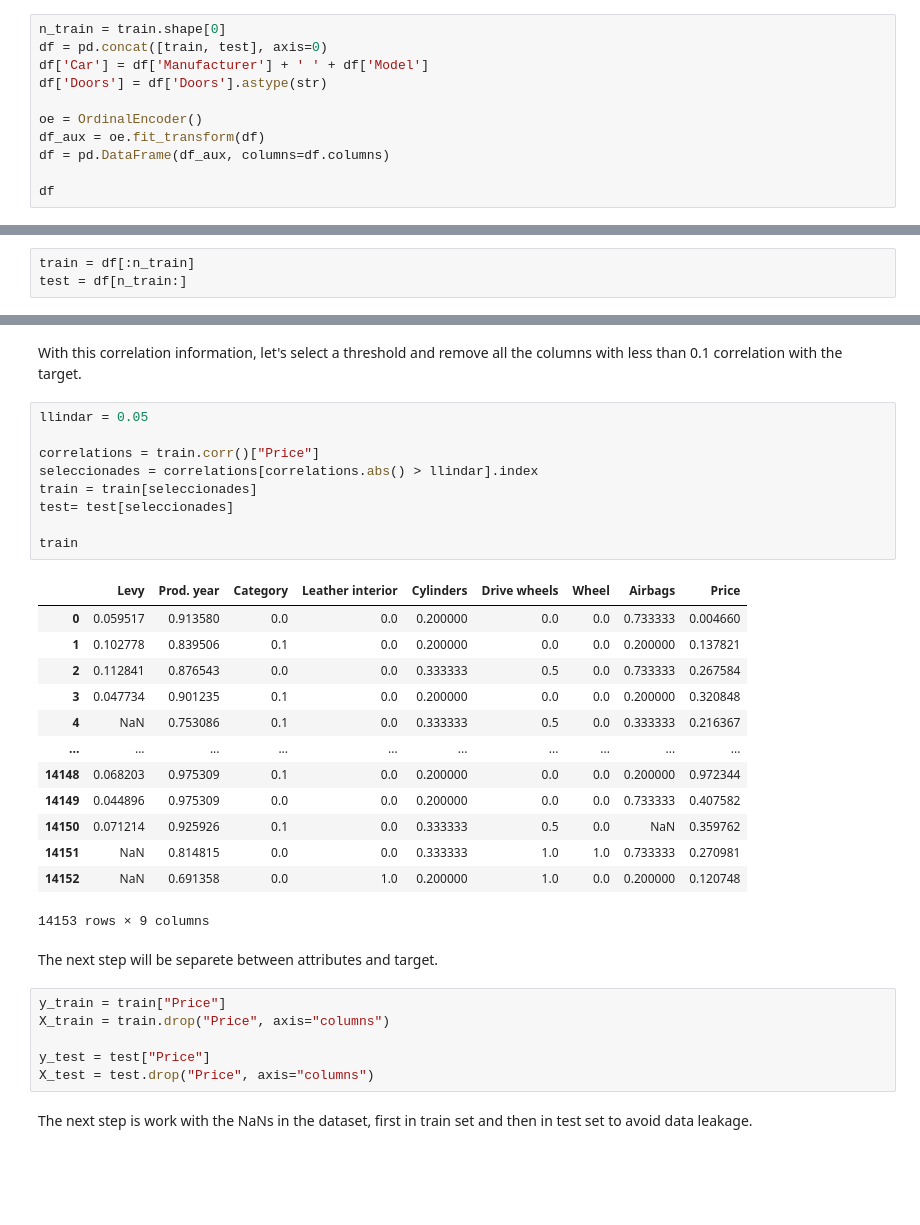
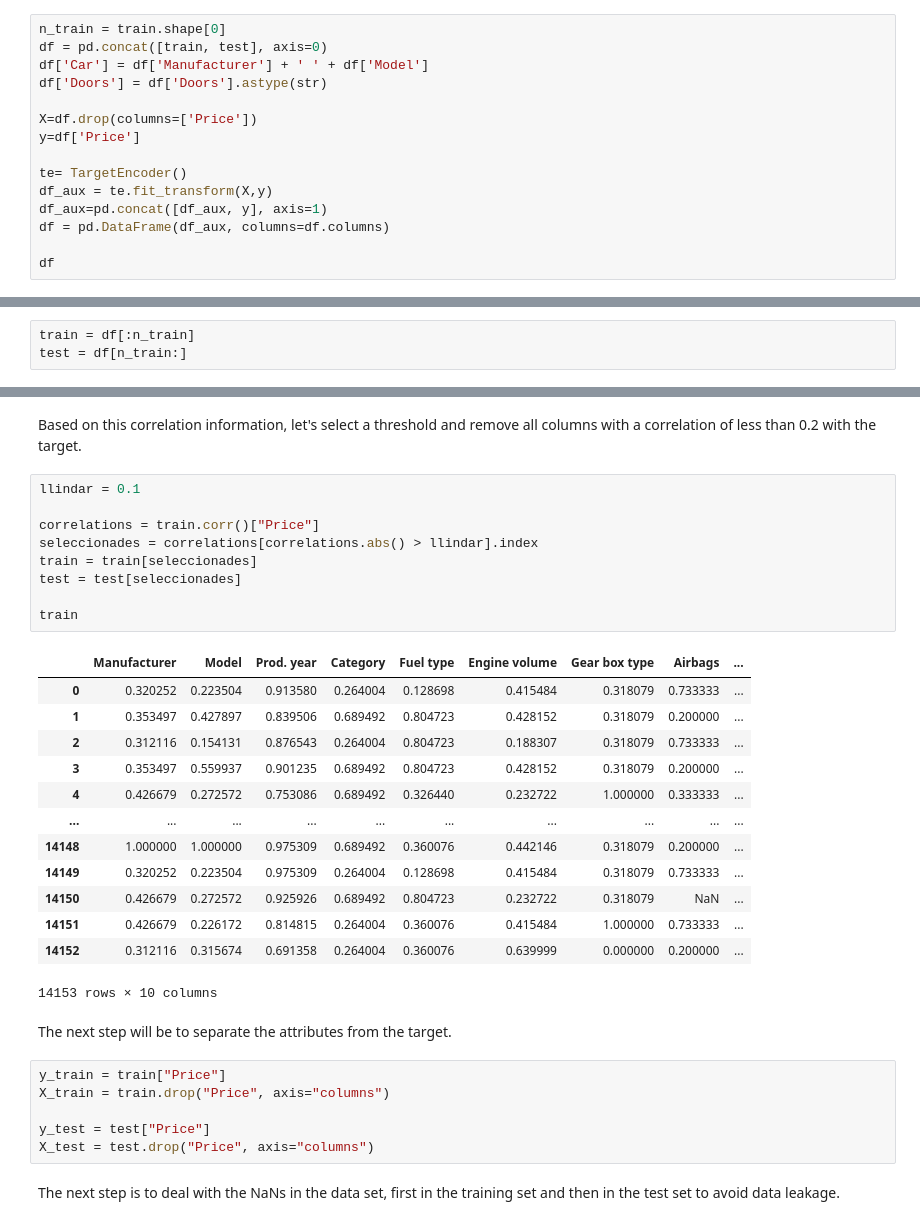
Before and after one commit to luismz14/Kaggle, a Jupyter notebook: kaggle.ipynb, the cells around one changed output, grey strips where cells are left out. Drawn from its saved outputs; the diff is of its cells as text; blank space fills up the shorter version.

Commit message:
Model selected

```diff
--- a/kaggle.ipynb
+++ b/kaggle.ipynb
@@ -282,8 +302,12 @@ df = pd.concat([train, test], axis=0)
 df['Car'] = df['Manufacturer'] + ' ' + df['Model']
 df['Doors'] = df['Doors'].astype(str)
 
-oe = OrdinalEncoder()
-df_aux = oe.fit_transform(df)
+X=df.drop(columns=['Price'])
+y=df['Price']
+
+te= TargetEncoder()
+df_aux = te.fit_transform(X,y)
+df_aux=pd.concat([df_aux, y], axis=1)
 df = pd.DataFrame(df_aux, columns=df.columns)
 
 df
@@ -345,30 +369,30 @@ sns.heatmap(train.corr(numeric_only=True),annot=True,linewidths=2)
 # %% [markdown]
-With this correlation information, let's select a threshold and remove all the columns with less than 0.1 correlation with the target.
+Based on this correlation information, let's select a threshold and remove all columns with a correlation of less than 0.2 with the target.
 # %%
-llindar = 0.05
+llindar = 0.1
 
 correlations = train.corr()["Price"]
 seleccionades = correlations[correlations.abs() > llindar].index
 train = train[seleccionades]
-test= test[seleccionades]
+test = test[seleccionades]
 
 train
 # %% [output]
-|  | Levy | Prod. year | Category | Leather interior | Cylinders | Drive wheels | Wheel | Airbags | Price |
-| 0 | 0.059517 | 0.913580 | 0.0 | 0.0 | 0.200000 | 0.0 | 0.0 | 0.733333 | 0.004660 |
-| 1 | 0.102778 | 0.839506 | 0.1 | 0.0 | 0.200000 | 0.0 | 0.0 | 0.200000 | 0.137821 |
-| 2 | 0.112841 | 0.876543 | 0.0 | 0.0 | 0.333333 | 0.5 | 0.0 | 0.733333 | 0.267584 |
-| 3 | 0.047734 | 0.901235 | 0.1 | 0.0 | 0.200000 | 0.0 | 0.0 | 0.200000 | 0.320848 |
-| 4 | NaN | 0.753086 | 0.1 | 0.0 | 0.333333 | 0.5 | 0.0 | 0.333333 | 0.216367 |
+|  | Manufacturer | Model | Prod. year | Category | Fuel type | Engine volume | Gear box type | Airbags | ... |
+| 0 | 0.320252 | 0.223504 | 0.913580 | 0.264004 | 0.128698 | 0.415484 | 0.318079 | 0.733333 | ... |
+| 1 | 0.353497 | 0.427897 | 0.839506 | 0.689492 | 0.804723 | 0.428152 | 0.318079 | 0.200000 | ... |
+| 2 | 0.312116 | 0.154131 | 0.876543 | 0.264004 | 0.804723 | 0.188307 | 0.318079 | 0.733333 | ... |
+| 3 | 0.353497 | 0.559937 | 0.901235 | 0.689492 | 0.804723 | 0.428152 | 0.318079 | 0.200000 | ... |
+| 4 | 0.426679 | 0.272572 | 0.753086 | 0.689492 | 0.326440 | 0.232722 | 1.000000 | 0.333333 | ... |
 | ... | ... | ... | ... | ... | ... | ... | ... | ... | ... |
-| 14148 | 0.068203 | 0.975309 | 0.1 | 0.0 | 0.200000 | 0.0 | 0.0 | 0.200000 | 0.972344 |
-| 14149 | 0.044896 | 0.975309 | 0.0 | 0.0 | 0.200000 | 0.0 | 0.0 | 0.733333 | 0.407582 |
-| 14150 | 0.071214 | 0.925926 | 0.1 | 0.0 | 0.333333 | 0.5 | 0.0 | NaN | 0.359762 |
-| 14151 | NaN | 0.814815 | 0.0 | 0.0 | 0.333333 | 1.0 | 1.0 | 0.733333 | 0.270981 |
-| 14152 | NaN | 0.691358 | 0.0 | 1.0 | 0.200000 | 1.0 | 0.0 | 0.200000 | 0.120748 |
+| 14148 | 1.000000 | 1.000000 | 0.975309 | 0.689492 | 0.360076 | 0.442146 | 0.318079 | 0.200000 | ... |
+| 14149 | 0.320252 | 0.223504 | 0.975309 | 0.264004 | 0.128698 | 0.415484 | 0.318079 | 0.733333 | ... |
+| 14150 | 0.426679 | 0.272572 | 0.925926 | 0.689492 | 0.804723 | 0.232722 | 0.318079 | NaN | ... |
+| 14151 | 0.426679 | 0.226172 | 0.814815 | 0.264004 | 0.360076 | 0.415484 | 1.000000 | 0.733333 | ... |
+| 14152 | 0.312116 | 0.315674 | 0.691358 | 0.264004 | 0.360076 | 0.639999 | 0.000000 | 0.200000 | ... |
-14153 rows × 9 columns
+14153 rows × 10 columns
 # %% [markdown]
-The next step will be separete between attributes and target.
+The next step will be to separate the attributes from the target.
 # %%
 y_train = train["Price"]
 X_train = train.drop("Price", axis="columns")
@@ -376,5 +400,5 @@ X_train = train.drop("Price", axis="columns")
 y_test = test["Price"]
 X_test = test.drop("Price", axis="columns")
 # %% [markdown]
-The next step is work with the NaNs in the dataset, first in train set and then in test set to avoid data leakage.
+The next step is to deal with the NaNs in the data set, first in the training set and then in the test set to avoid data leakage.
 # %%
```
Also changed, not shown: parts of 48 cells of this notebook.
